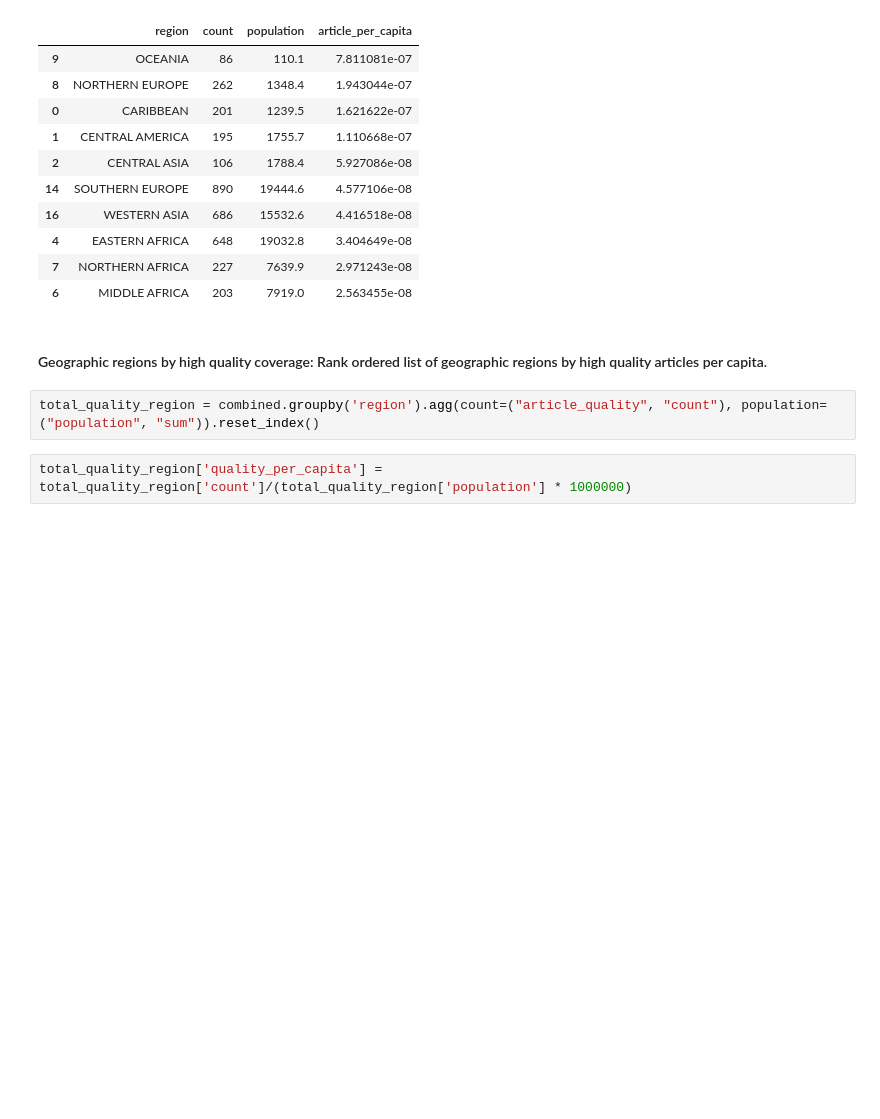
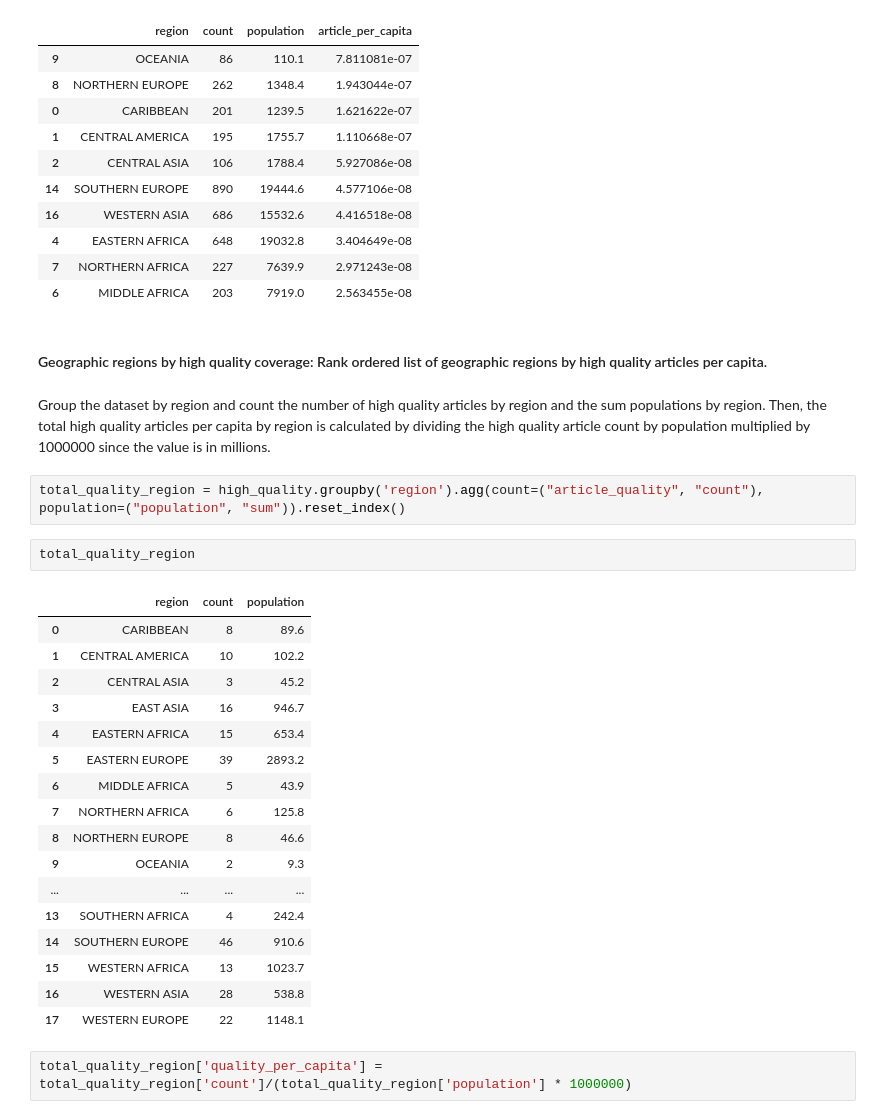
Before and after one commit to anuhyabs/data-512-homework_2, a Jupyter notebook: source/homework2.ipynb, the cells around one changed output. Drawn from its saved outputs; the diff is of its cells as text; blank space fills up the shorter version.

```diff
--- a/source/homework2.ipynb
+++ b/source/homework2.ipynb
@@ -586,8 +602,30 @@ ans5
 | 6 | MIDDLE AFRICA | 203 | 7919.0 | 2.563455e-08 |
 # %% [markdown]
 #### Geographic regions by high quality coverage: Rank ordered list of geographic regions by high quality articles per capita.
+# %% [markdown]
+Group the dataset by region and count the number of high quality articles by region and the sum populations by region. Then, the total high quality articles per capita by region is calculated by dividing the high quality article count by population multiplied by 1000000 since the value is in millions.
 # %%
-total_quality_region = combined.groupby('region').agg(count=("article_quality", "count"), population=("population", "sum")).reset_index()
+total_quality_region = high_quality.groupby('region').agg(count=("article_quality", "count"), population=("population", "sum")).reset_index()
+# %%
+total_quality_region
+# %% [output]
+|  | region | count | population |
+| 0 | CARIBBEAN | 8 | 89.6 |
+| 1 | CENTRAL AMERICA | 10 | 102.2 |
+| 2 | CENTRAL ASIA | 3 | 45.2 |
+| 3 | EAST ASIA | 16 | 946.7 |
+| 4 | EASTERN AFRICA | 15 | 653.4 |
+| 5 | EASTERN EUROPE | 39 | 2893.2 |
+| 6 | MIDDLE AFRICA | 5 | 43.9 |
+| 7 | NORTHERN AFRICA | 6 | 125.8 |
+| 8 | NORTHERN EUROPE | 8 | 46.6 |
+| 9 | OCEANIA | 2 | 9.3 |
+| ... | ... | ... | ... |
+| 13 | SOUTHERN AFRICA | 4 | 242.4 |
+| 14 | SOUTHERN EUROPE | 46 | 910.6 |
+| 15 | WESTERN AFRICA | 13 | 1023.7 |
+| 16 | WESTERN ASIA | 28 | 538.8 |
+| 17 | WESTERN EUROPE | 22 | 1148.1 |
 # %%
 total_quality_region['quality_per_capita'] = total_quality_region['count']/(total_quality_region['population'] * 1000000)
 # %%
```
Also changed, not shown: parts of 11 cells of this notebook, 1 other file.
